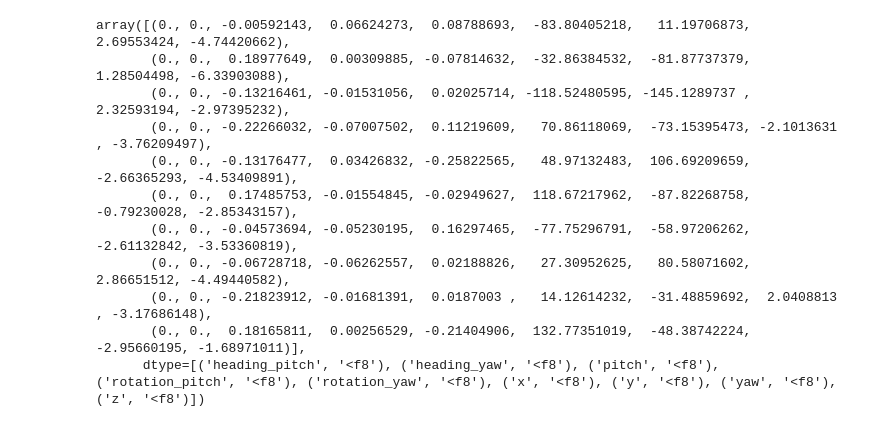
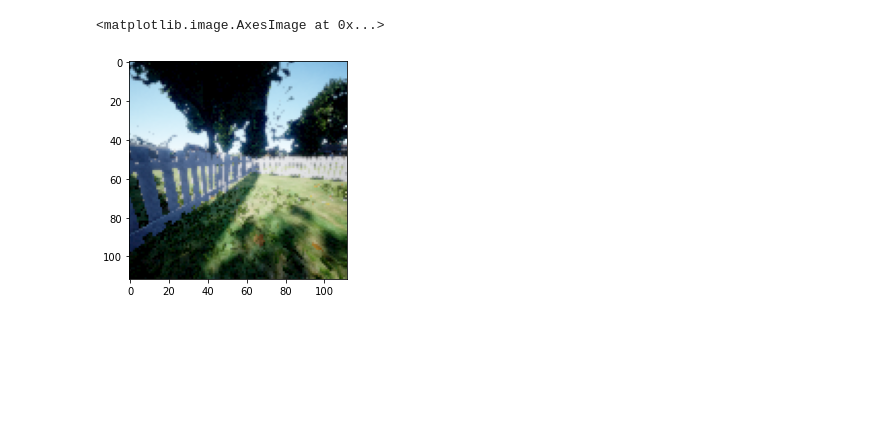
Before and after one commit to patrickmineault/rock-steady-airsim, a Jupyter notebook: notebooks/Look at sequences.ipynb, the cells around one changed output. Cells and saved outputs as stored; diff of their text form; code cells hidden in the pictures; blank space fills up the shorter version.

```diff
--- a/notebooks/Look at sequences.ipynb
+++ b/notebooks/Look at sequences.ipynb
@@ -28,14 +29,5 @@ plt.imshow(np.diff(data[0, ...].astype(np.float), axis=0)[0, :, :, :].transpose(
-# %%
-f.get_node('/labels')[:]
-# %% [output]
-array([(0., 0., -0.00592143,  0.06624273,  0.08788693,  -83.80405218,   11.19706873,  2.69553424, -4.74420662),
-       (0., 0.,  0.18977649,  0.00309885, -0.07814632,  -32.86384532,  -81.87737379,  1.28504498, -6.33903088),
-       (0., 0., -0.13216461, -0.01531056,  0.02025714, -118.52480595, -145.1289737 ,  2.32593194, -2.97395232),
-       (0., 0., -0.22266032, -0.07007502,  0.11219609,   70.86118069,  -73.15395473, -2.1013631 , -3.76209497),
-       (0., 0., -0.13176477,  0.03426832, -0.25822565,   48.97132483,  106.69209659, -2.66365293, -4.53409891),
-       (0., 0.,  0.17485753, -0.01554845, -0.02949627,  118.67217962,  -87.82268758, -0.79230028, -2.85343157),
-       (0., 0., -0.04573694, -0.05230195,  0.16297465,  -77.75296791,  -58.97206262, -2.61132842, -3.53360819),
-       (0., 0., -0.06728718, -0.06262557,  0.02188826,   27.30952625,   80.58071602,  2.86651512, -4.49440582),
-       (0., 0., -0.21823912, -0.01681391,  0.0187003 ,   14.12614232,  -31.48859692,  2.0408813 , -3.17686148),
-       (0., 0.,  0.18165811,  0.00256529, -0.21404906,  132.77351019,  -48.38742224, -2.95660195, -1.68971011)],
-      dtype=[('heading_pitch', '<f8'), ('heading_yaw', '<f8'), ('pitch', '<f8'), ('rotation_pitch', '<f8'), ('rotation_yaw', '<f8'), ('x', '<f8'), ('y', '<f8'), ('yaw', '<f8'), ('z', '<f8')])
+# %%
+plt.imshow(data[1, 2, :, :, :].transpose((1, 2, 0)))
+# %% [output]
+<matplotlib.image.AxesImage at 0x...>
+[figure, added]
```
Also changed, not shown: parts of 3 cells of this notebook, 13 other files.
